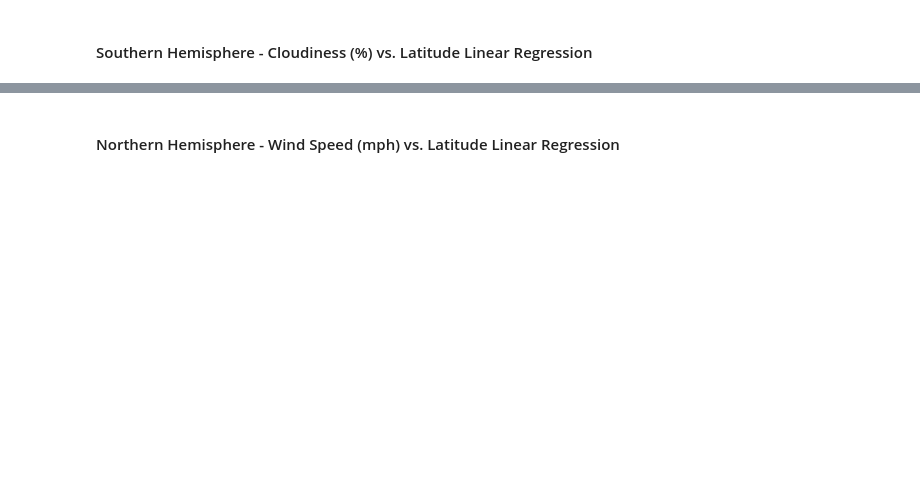
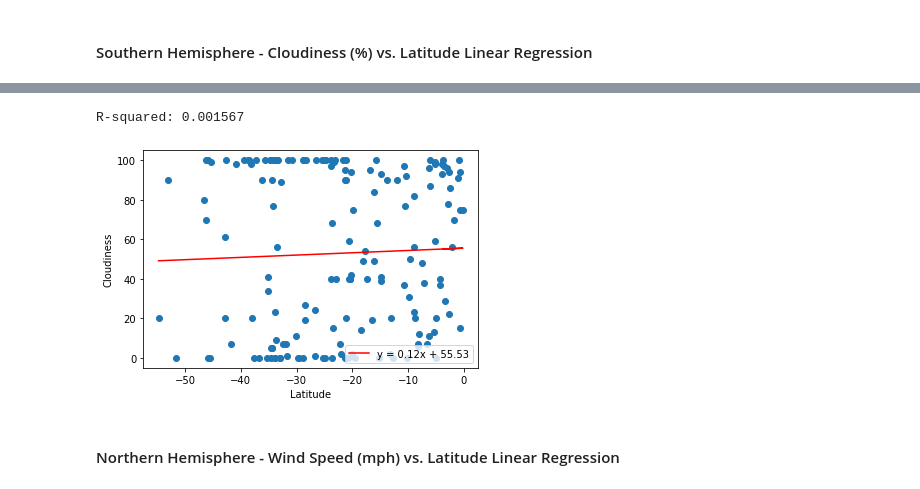
Before and after one commit to TheoF-C/python-api-challenge, a Jupyter notebook: WeatherPy/WeatherPy.ipynb, the cells around one changed output, grey strips where cells are left out. Saved outputs shown, nothing was run; the diff lists cells and outputs as text; code cells hidden in the pictures; blank space fills up the shorter version.

```diff
--- a/WeatherPy/WeatherPy.ipynb
+++ b/WeatherPy/WeatherPy.ipynb
@@ -258,2 +257,7 @@ The r-squared is: 0.21881426893991618
+# %%
+auto_reg(southern_hemisphere['Lat'], southern_hemisphere['Cloudiness'], 'Latitude', 'Cloudiness')
+# %% [output]
+R-squared: 0.001567
+[figure, added]
 # %% [markdown]
 ####  Northern Hemisphere - Wind Speed (mph) vs. Latitude Linear Regression
```
Also changed, not shown: parts of 11 cells of this notebook.
